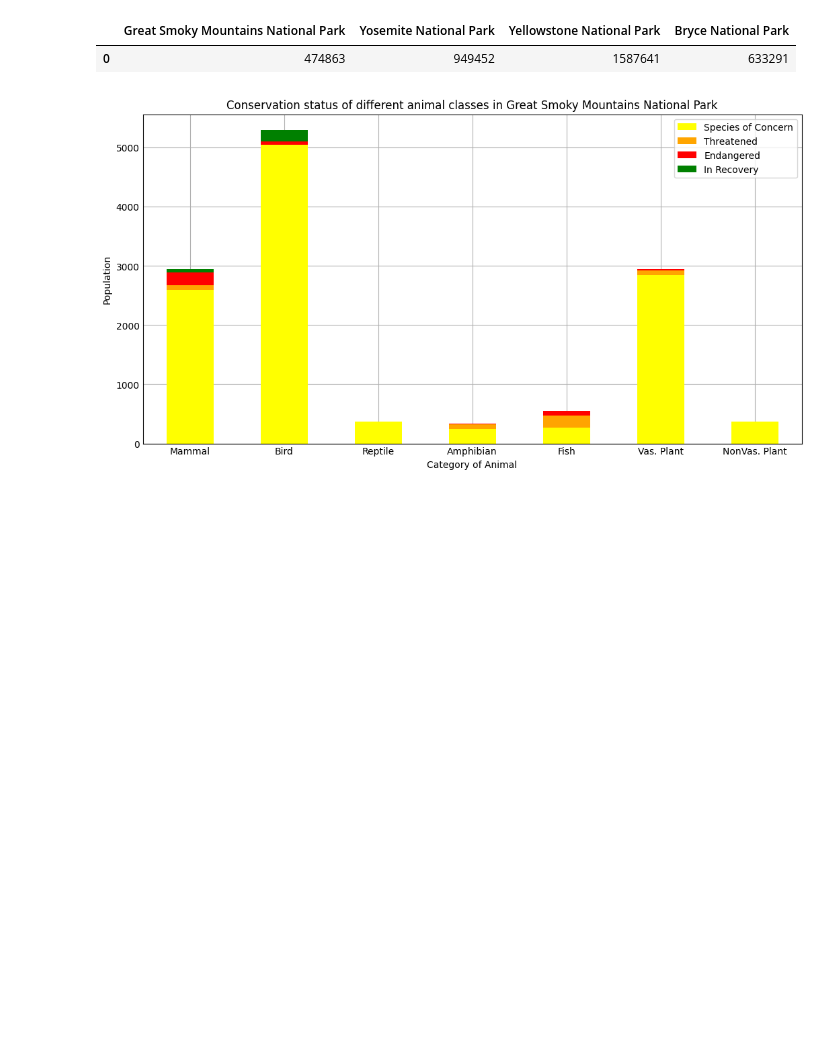
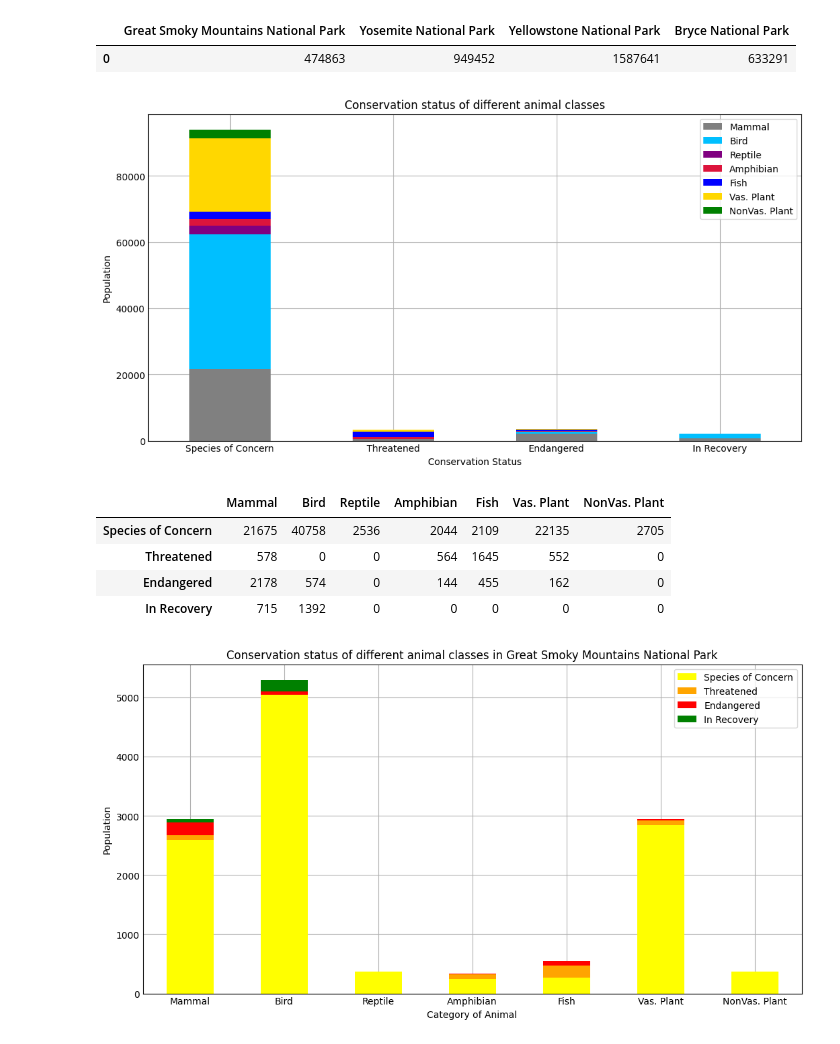
Before and after one commit to iporchet/Biodiversity-Analysis, a Jupyter notebook: biodiversity.ipynb, the cells around one changed output. Cells and saved outputs as stored; diff of their text form; code cells hidden in the pictures; blank space fills up the shorter version.

Commit message:
Added a graph focused on cons. status

```diff
--- a/biodiversity.ipynb
+++ b/biodiversity.ipynb
@@ -52,6 +54,37 @@ park_pops_df
 [figure]
 |  | Great Smoky Mountains National Park | Yosemite National Park | Yellowstone National Park | Bryce National Park |
 | 0 | 474863 | 949452 | 1587641 | 633291 |
+# %%
+#Graph of conservation status of all animals broken down by category
+data={'Mammal':{'Species of Concern': 0, 'Threatened':0, 'Endangered':0, 'In Recovery':0},
+       'Bird':{'Species of Concern': 0, 'Threatened':0, 'Endangered':0, 'In Recovery':0},
+       'Reptile':{'Species of Concern': 0, 'Threatened':0, 'Endangered':0, 'In Recovery':0},
+       'Amphibian':{'Species of Concern': 0, 'Threatened':0, 'Endangered':0, 'In Recovery':0},
+       'Fish':{'Species of Concern': 0, 'Threatened':0, 'Endangered':0, 'In Recovery':0},
+       'Vas. Plant':{'Species of Concern': 0, 'Threatened':0, 'Endangered':0, 'In Recovery':0},
+       'NonVas. Plant':{'Species of Concern': 0, 'Threatened':0, 'Endangered':0, 'In Recovery':0}}
+
+colors=['grey', 'deepskyblue', 'purple', 'crimson', 'blue', 'gold', 'green']
+
+for index, row in inner_merge_df.iterrows():
+       if row[5] != 'NaN':
+              data[row[3]][row[5]] += row[2]
+
+df = pd.DataFrame(data)
+ax = df.plot(kind='bar', stacked=True, figsize=(10,5), color=colors, title='Conservation status of different animal classes', rot=0)
+ax.set_xlabel('Conservation Status')
+ax.set_ylabel('Population')
+
+
+plt.show()
+df
+# %% [output]
+[figure, added]
+|  | Mammal | Bird | Reptile | Amphibian | Fish | Vas. Plant | NonVas. Plant |
+| Species of Concern | 21675 | 40758 | 2536 | 2044 | 2109 | 22135 | 2705 |
+| Threatened | 578 | 0 | 0 | 564 | 1645 | 552 | 0 |
+| Endangered | 2178 | 574 | 0 | 144 | 455 | 162 | 0 |
+| In Recovery | 715 | 1392 | 0 | 0 | 0 | 0 | 0 |
 # %%
 #Graph of conservation status across categories of Great Smoky National Park
 Smoky={'Mammal':{'Species of Concern': 0, 'Threatened':0, 'Endangered':0, 'In Recovery':0},
```
Also changed, not shown: parts of 1 cell of this notebook.
